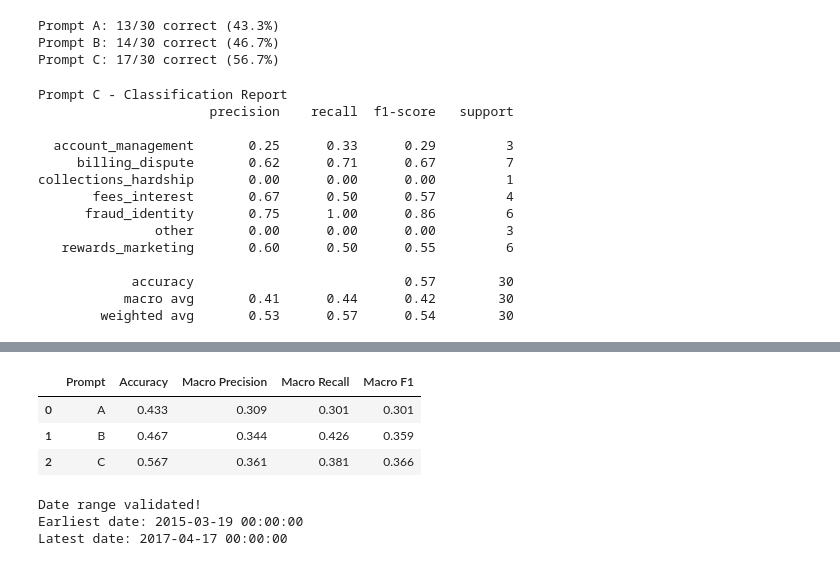
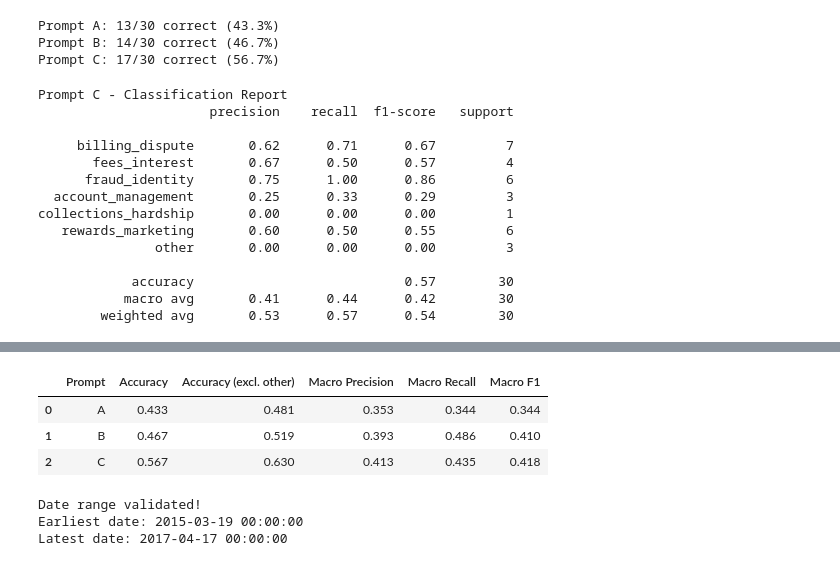
Before and after one commit to Alettah541/CFPB-FINAL-PROJECT, a Jupyter notebook: notebooks/CFPB_Final_Project_EDA_Alettah.ipynb, the cells around one changed output, grey strips where cells are left out. Drawn from its saved outputs; the diff is of its cells as text; code cells hidden in the pictures.

```diff
--- a/notebooks/CFPB_Final_Project_EDA_Alettah.ipynb
+++ b/notebooks/CFPB_Final_Project_EDA_Alettah.ipynb
@@ -533,6 +532,15 @@ real_cases = cases[cases["case_type"] == "typical"].copy()
 
 # Ensure complaint IDs have the same data type
 real_cases["complaint_id"] = real_cases["complaint_id"].astype(str)
+
+# customer_service has no complaints in the 30-case test set (see cell 27),
+# so its precision and recall can't be measured. Macro averages use the other 7.
+TEST_LABELS = [c for c in CATEGORY_ISSUES if c != "customer_service"]
+
+# Check the assumption still holds: these are exactly the test-set categories
+assert set(TEST_LABELS) == set(real_cases["category"]), (
+    "Test-set categories changed; revisit TEST_LABELS"
+)
 
 # Evaluate each AI prompt
 for prompt in ["A", "B", "C"]:
@@ -566,6 +574,19 @@ Prompt C: 17/30 correct (56.7%)
 # Evaluate Prompt C using precision, recall, and F1-score
 
 from sklearn.metrics import classification_report
+
+# Build the Prompt C evaluation explicitly (cells 23, 26 and 28 also use it)
+predictions_C = pd.DataFrame(ai_results["C"]["classifications"])
+predictions_C["id"] = predictions_C["id"].astype(str)
+
+evaluation = real_cases.merge(
+    predictions_C,
+    left_on="complaint_id",
+    right_on="id",
+    suffixes=("_actual", "_predicted"),
+    validate="one_to_one"
+)
+assert len(evaluation) == 30
 
 print("Prompt C - Classification Report")
 
@@ -573,6 +594,7 @@ print(
     classification_report(
         evaluation["category_actual"],
         evaluation["category_predicted"],
+        labels=TEST_LABELS,
         zero_division=0
     )
 )
@@ -580,13 +602,13 @@ print(
 Prompt C - Classification Report
                       precision    recall  f1-score   support
 
-  account_management       0.25      0.33      0.29         3
      billing_dispute       0.62      0.71      0.67         7
-collections_hardship       0.00      0.00      0.00         1
        fees_interest       0.67      0.50      0.57         4
       fraud_identity       0.75      1.00      0.86         6
+  account_management       0.25      0.33      0.29         3
+collections_hardship       0.00      0.00      0.00         1
+   rewards_marketing       0.60      0.50      0.55         6
                other       0.00      0.00      0.00         3
-   rewards_marketing       0.60      0.50      0.55         6
 
             accuracy                           0.57        30
            macro avg       0.41      0.44      0.42        30
@@ -668,38 +690,45 @@ for prompt in ["A", "B", "C"]:
 
     accuracy = accuracy_score(
         comparison["category_actual"],
         comparison["category_predicted"]
     )
 
     precision, recall, f1, _ = precision_recall_fscore_support(
     comparison["category_actual"],
     comparison["category_predicted"],
-    labels=list(CATEGORY_ISSUES.keys()),
+    labels=TEST_LABELS,
     average="macro",
     zero_division=0
 
     )
 
+    # Accuracy on complaints with a specific CFPB issue (CFPB "Other" = consumer picked no specific issue)
+    specific = comparison[comparison["category_actual"] != "other"]
+    accuracy_excl_other = accuracy_score(
+        specific["category_actual"], specific["category_predicted"]
+    )
+
     results.append({
         "Prompt": prompt,
         "Accuracy": round(accuracy, 3),
+        "Accuracy (excl. other)": round(accuracy_excl_other, 3),
         "Macro Precision": round(precision, 3),
         "Macro Recall": round(recall, 3),
         "Macro F1": round(f1, 3)
     })
 
 # Create comparison table
 comparison_df = pd.DataFrame(results)
 
 display(comparison_df)
 
 # Save results for Hunter
 comparison_df.to_csv("../outputs/AI_Prompt_Comparison.csv", index=False)
 # %% [output]
-|  | Prompt | Accuracy | Macro Precision | Macro Recall | Macro F1 |
-| 0 | A | 0.433 | 0.309 | 0.301 | 0.301 |
-| 1 | B | 0.467 | 0.344 | 0.426 | 0.359 |
-| 2 | C | 0.567 | 0.361 | 0.381 | 0.366 |
+|  | Prompt | Accuracy | Accuracy (excl. other) | Macro Precision | Macro Recall | Macro F1 |
+| 0 | A | 0.433 | 0.481 | 0.353 | 0.344 | 0.344 |
+| 1 | B | 0.467 | 0.519 | 0.393 | 0.486 | 0.410 |
+| 2 | C | 0.567 | 0.630 | 0.413 | 0.435 | 0.418 |
 # %%
 # Validate the complaint date range
 
```
Also changed, not shown: parts of 6 cells of this notebook, 2 other files.
